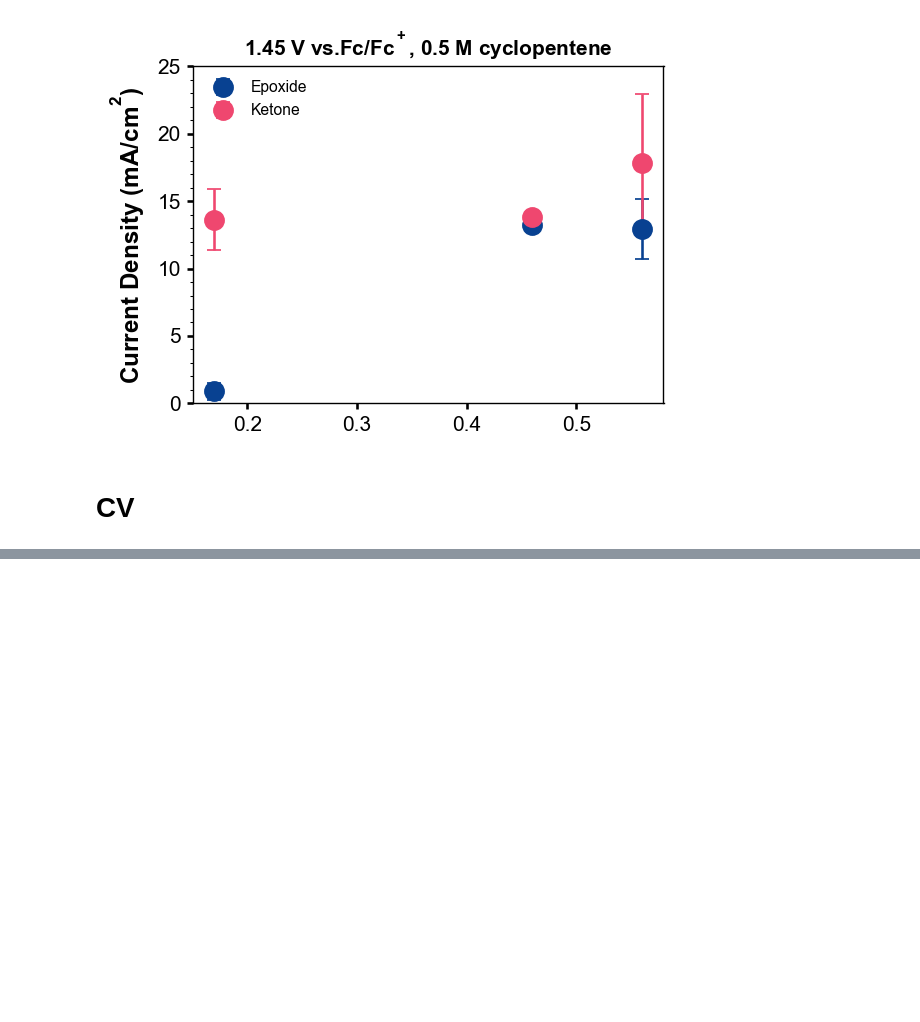
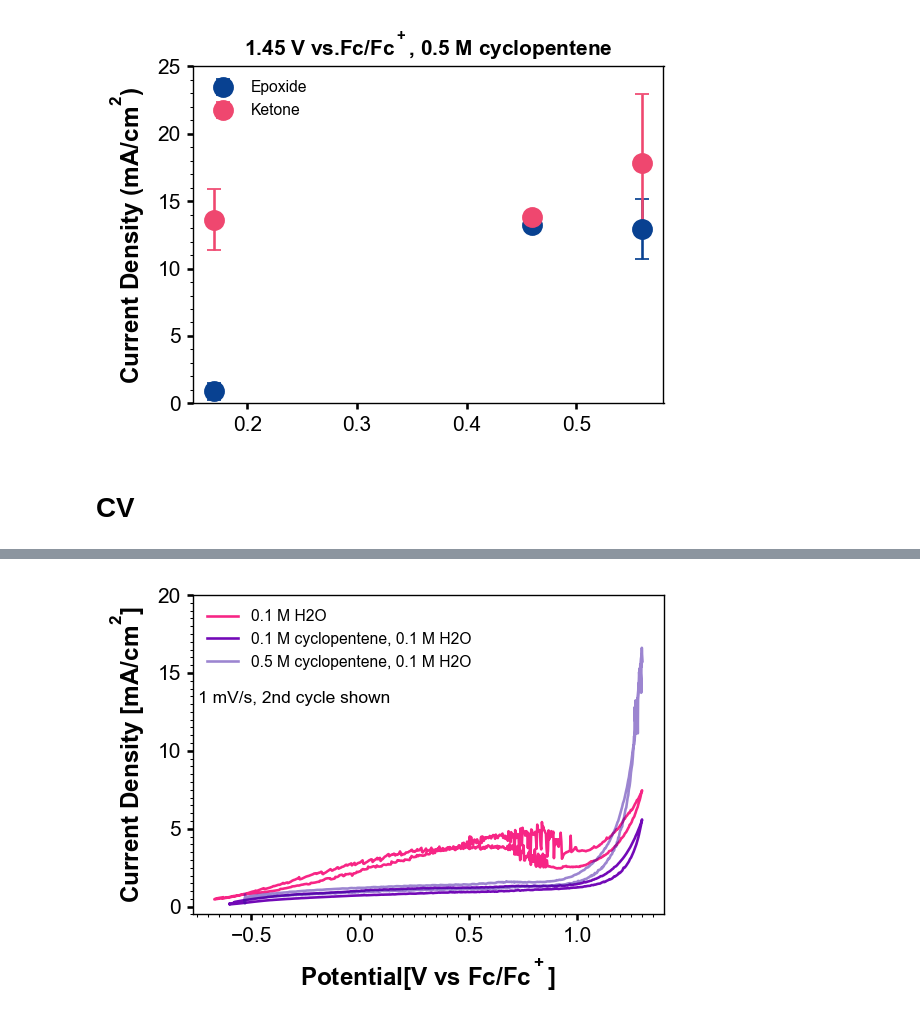
Before and after one commit to CJiang74/MnO_kinetics, a Jupyter notebook: MnO_kinetics.ipynb, the cells around one changed output, grey strips where cells are left out. Drawn from its saved outputs; the diff is of its cells as text; code cells hidden in the pictures; blank space fills up the shorter version.

```diff
--- a/MnO_kinetics.ipynb
+++ b/MnO_kinetics.ipynb
@@ -292,0 +343,46 @@ def process_mpt(df, cyclenumber, refV=0):
+# %%
+df4 = process_mpt(
+    importBiologicMPT(
+        "/Users/chenyujiang/Python/CV/CJ_OO_350_MnOx_10MH2O_ref7_070724_CV_06_CV_C04.mpt",
+        header=62,
+    ),
+    cyclenumber=2,
+    refV=-0.27,
+)
+
+df5 = process_mpt(
+    importBiologicMPT(
+        "/Users/chenyujiang/Python/CV/CJ_OO_351_MnOx_01cyclopentene_10MH2O_ref4_070724_CV_06_CV_C03.mpt",
+        header=65,
+    ),
+    cyclenumber=2,
+    refV=-0.3,
+)
+df6 = process_mpt(
+    importBiologicMPT(
+        "/Users/chenyujiang/Python/CV/CJ_OO_352_MnOx_05cyclopentene_10MH2O_ref3_070724_06_CV_C08.mpt",
+        header=62,
+    ),
+    cyclenumber=2,
+    refV=-0.28,
+)
+# %%
+fig = plt.figure()
+ax = fig.gca()
+ax.plot(df4['E'], df4['I'], label='0.1 M H2O', c=c_2)
+ax.plot(df5['E'], df5['I'], label='0.1 M cyclopentene, 0.1 M H2O', c=c_3)
+ax.plot(df6['E'], df6['I'], label='0.5 M cyclopentene, 0.1 M H2O', c=c_4, alpha = 0.5)
+textstr = '1 mV/s, 2nd cycle shown'
+ax.text(0.01,0.7,textstr,verticalalignment='top',horizontalalignment='left',
+         font='Arial', fontsize =
+            10,transform=ax.transAxes)
+ax.legend()
+ax.set_xlabel('Potential[V vs Fc/Fc$^+$]')
+ax.set_ylabel(r"Current Density [mA/cm$^2$]")
+ax.yaxis.set_minor_locator(MultipleLocator(0.5))
+ax.xaxis.set_minor_locator(MultipleLocator(0.05))
+ax.set_ylim(-0.5,20)
+plt.tight_layout()
+plt.show()
+# %% [output]
+[figure, added]
```
Also changed, not shown: parts of 4 cells of this notebook, 1 other file.
